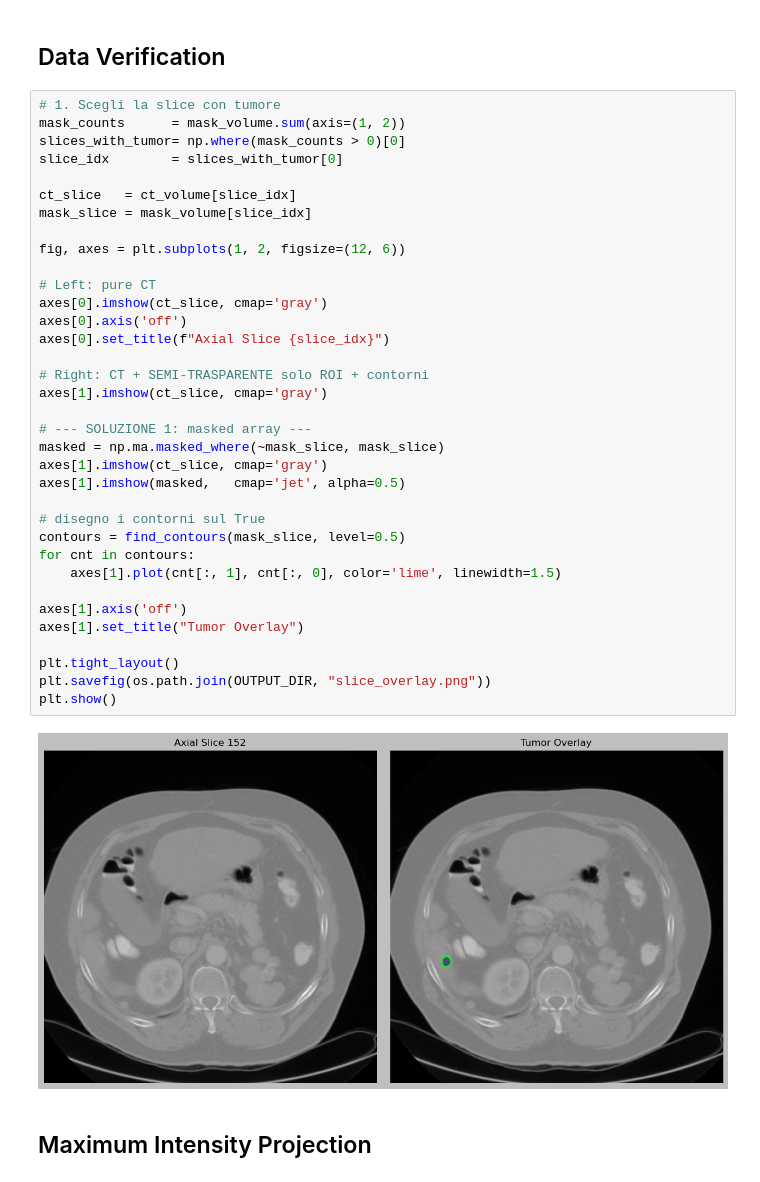
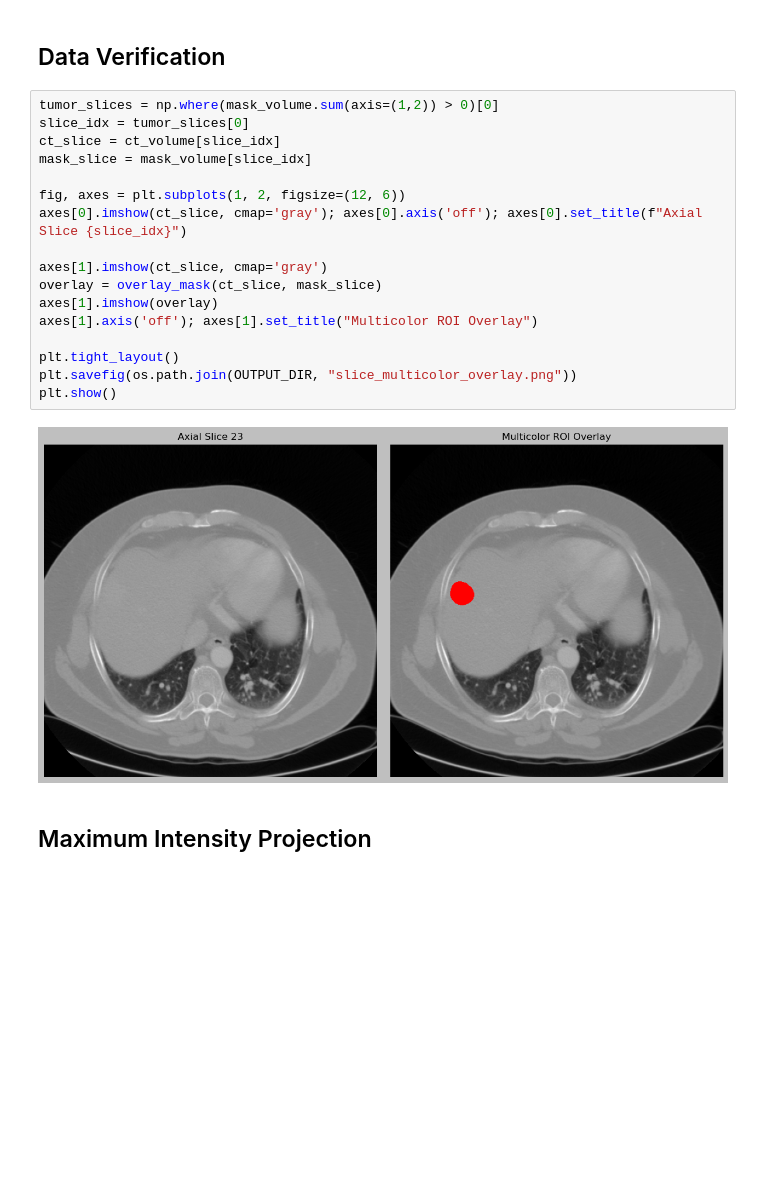
Before and after one commit to gcriscione/MIP, a Jupyter notebook: Project1/notebook.ipynb, the cells around one changed output. Saved outputs shown, nothing was run; the diff lists cells and outputs as text; blank space fills up the shorter version.

```diff
--- a/Project1/notebook.ipynb
+++ b/Project1/notebook.ipynb
@@ -50,42 +66,24 @@ Segmentation Mask Volume Shape: (207, 512, 512)
 # %% [markdown]
 ## Data Verification
 # %%
-# 1. Scegli la slice con tumore
-mask_counts      = mask_volume.sum(axis=(1, 2))
-slices_with_tumor= np.where(mask_counts > 0)[0]
-slice_idx        = slices_with_tumor[0]
-
-ct_slice   = ct_volume[slice_idx]
+tumor_slices = np.where(mask_volume.sum(axis=(1,2)) > 0)[0]
+slice_idx = tumor_slices[0]
+ct_slice = ct_volume[slice_idx]
 mask_slice = mask_volume[slice_idx]
 
 fig, axes = plt.subplots(1, 2, figsize=(12, 6))
+axes[0].imshow(ct_slice, cmap='gray'); axes[0].axis('off'); axes[0].set_title(f"Axial Slice {slice_idx}")
 
-# Left: pure CT
-axes[0].imshow(ct_slice, cmap='gray')
-axes[0].axis('off')
-axes[0].set_title(f"Axial Slice {slice_idx}")
-
-# Right: CT + SEMI-TRASPARENTE solo ROI + contorni
 axes[1].imshow(ct_slice, cmap='gray')
-
-# --- SOLUZIONE 1: masked array ---
-masked = np.ma.masked_where(~mask_slice, mask_slice)
-axes[1].imshow(ct_slice, cmap='gray')
-axes[1].imshow(masked,   cmap='jet', alpha=0.5)
-
-# disegno i contorni sul True
-contours = find_contours(mask_slice, level=0.5)
-for cnt in contours:
-    axes[1].plot(cnt[:, 1], cnt[:, 0], color='lime', linewidth=1.5)
-
-axes[1].axis('off')
-axes[1].set_title("Tumor Overlay")
+overlay = overlay_mask(ct_slice, mask_slice)
+axes[1].imshow(overlay)
+axes[1].axis('off'); axes[1].set_title("Multicolor ROI Overlay")
 
 plt.tight_layout()
-plt.savefig(os.path.join(OUTPUT_DIR, "slice_overlay.png"))
+plt.savefig(os.path.join(OUTPUT_DIR, "slice_multicolor_overlay.png"))
 plt.show()
 # %% [output]
-[figure, old version]
+[figure, new version]
 # %% [markdown]
 ## Maximum Intensity Projection
 # %%
```
Also changed, not shown: parts of 6 cells of this notebook, 7 other files.
